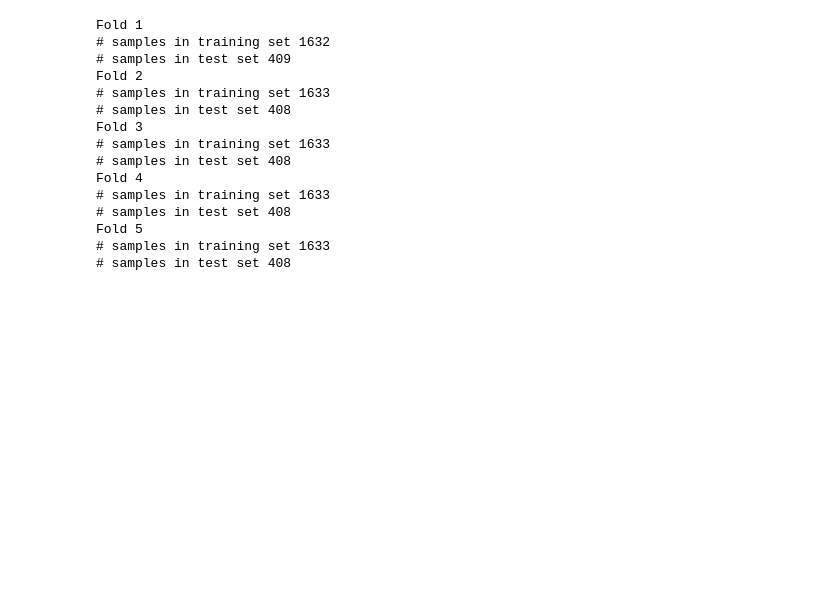
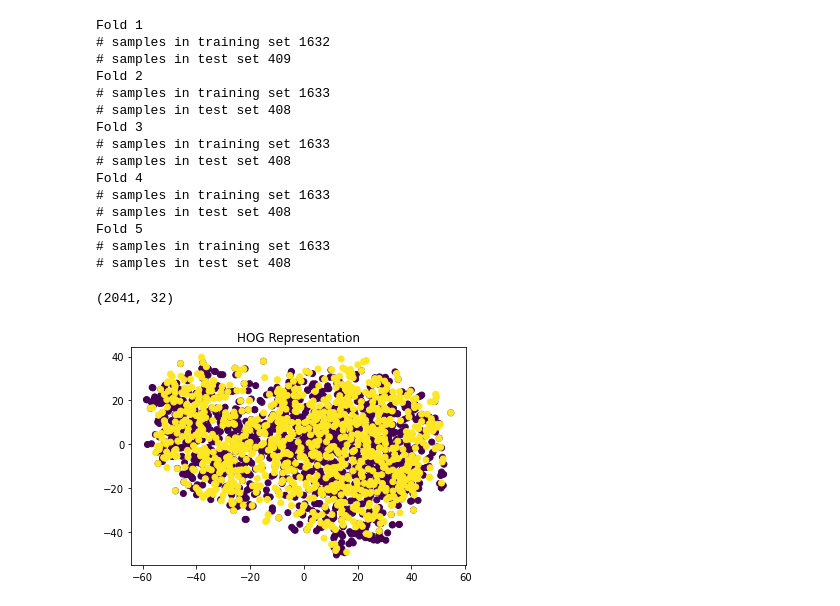
Before and after one commit to miguel-kjh/fake-face-detector, a Jupyter notebook: fake_detection.ipynb, the cells around one changed output. Saved outputs shown, nothing was run; the diff lists cells and outputs as text; code cells hidden in the pictures; blank space fills up the shorter version.

```diff
--- a/fake_detection.ipynb
+++ b/fake_detection.ipynb
@@ -247,3 +265,10 @@ Fold 4
 Fold 5
 # samples in training set 1633
 # samples in test set 408
+# %%
+def TSNE_plot(data, y, title):
+  print(data.shape)
+  X_embedded = TSNE(n_components=2).fit_transform(data)
+  plt.scatter(X_embedded[:,0], X_embedded[:,1], c=y)
+  plt.title(title)
+  plt.show()
@@ -249,0 +302,5 @@ Fold 5
+# %%
+TSNE_plot(Xhog, Y, "HOG Representation")
+# %% [output]
+(2041, 32)
+[figure, added]
```
Also changed, not shown: parts of 19 cells of this notebook.
